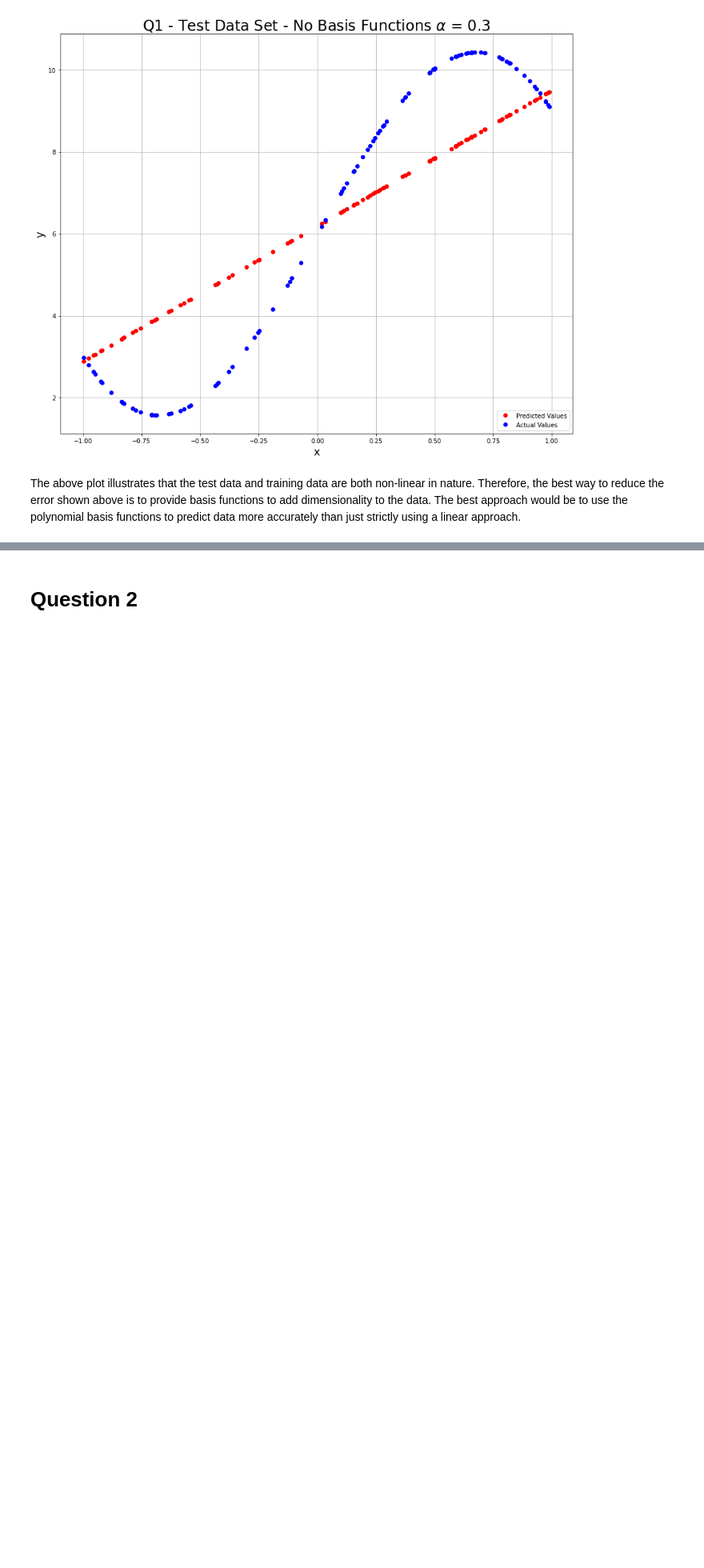
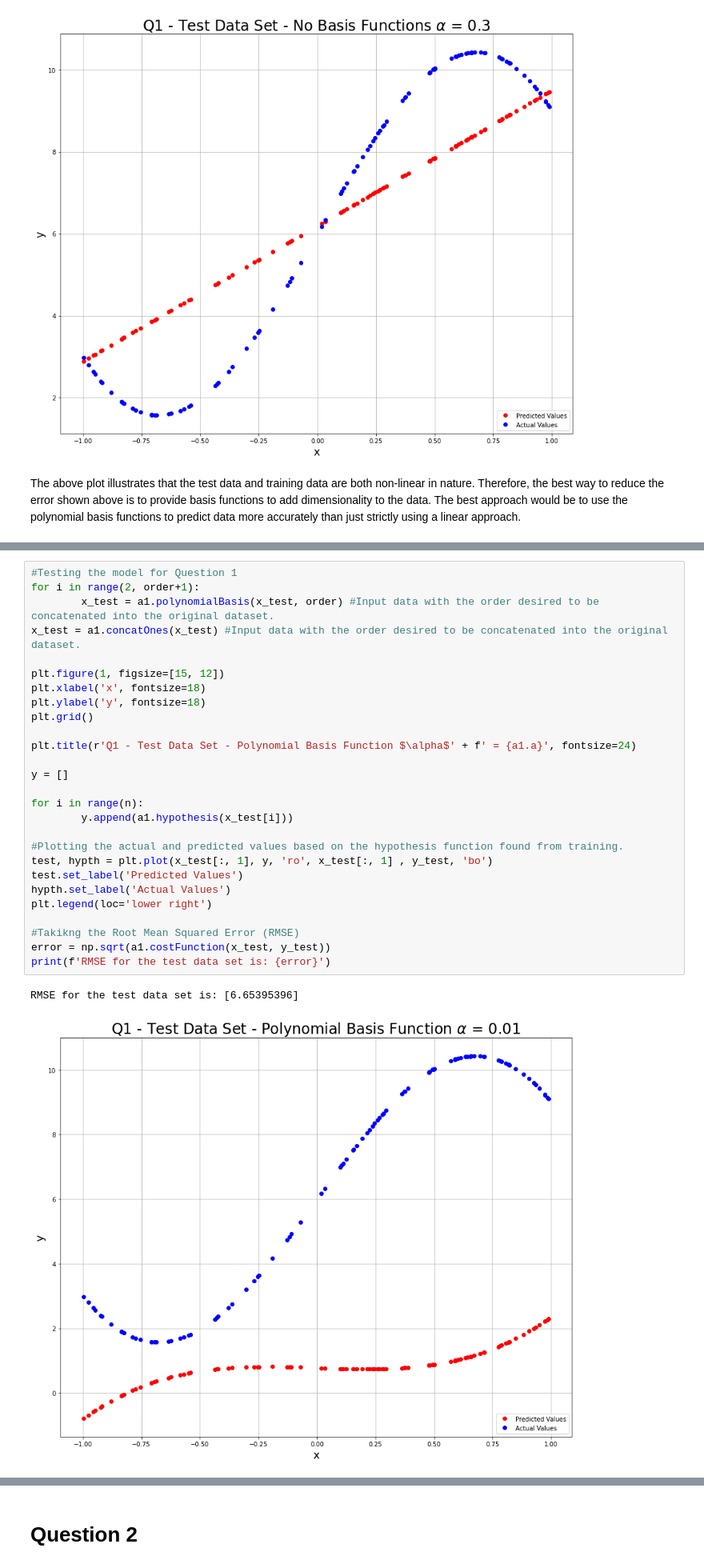
Before and after one commit to lrburle/ML_Assignment1, a Jupyter notebook: assignment1_LandonBurleson.ipynb, the cells around one changed output, grey strips where cells are left out. Shown at 80% size. Saved outputs shown, nothing was run; the diff lists cells and outputs as text; blank space fills up the shorter version.

```diff
--- a/assignment1_LandonBurleson.ipynb
+++ b/assignment1_LandonBurleson.ipynb
@@ -265 +349,31 @@ The above plot illustrates that the test data and training data are both non-lin
+# %%
+#Testing the model for Question 1
+for i in range(2, order+1):
+        x_test = a1.polynomialBasis(x_test, order) #Input data with the order desired to be concatenated into the original dataset.
+x_test = a1.concatOnes(x_test) #Input data with the order desired to be concatenated into the original dataset.
+
+plt.figure(1, figsize=[15, 12])
+plt.xlabel('x', fontsize=18)
+plt.ylabel('y', fontsize=18)
+plt.grid()
+
+plt.title(r'Q1 - Test Data Set - Polynomial Basis Function $\alpha$' + f' = {a1.a}', fontsize=24)
+
+y = []
+
+for i in range(n):
+        y.append(a1.hypothesis(x_test[i]))
+
+#Plotting the actual and predicted values based on the hypothesis function found from training.
+test, hypth = plt.plot(x_test[:, 1], y, 'ro', x_test[:, 1] , y_test, 'bo')
+test.set_label('Predicted Values')
+hypth.set_label('Actual Values')
+plt.legend(loc='lower right')
+
+#Takikng the Root Mean Squared Error (RMSE)
+error = np.sqrt(a1.costFunction(x_test, y_test))
+print(f'RMSE for the test data set is: {error}')
+# %% [output]
+RMSE for the test data set is: [6.65395396]
+[figure, added]
 # %% [markdown]
```
Also changed, not shown: parts of 22 cells of this notebook.
